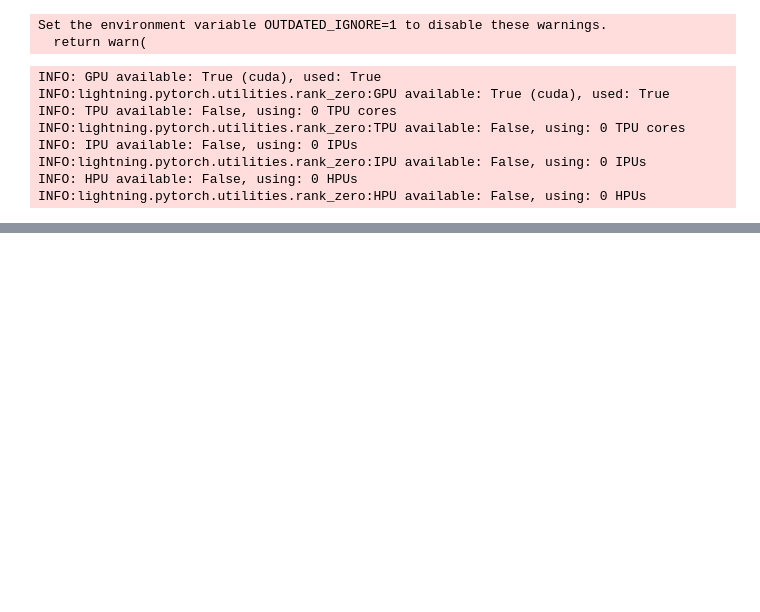
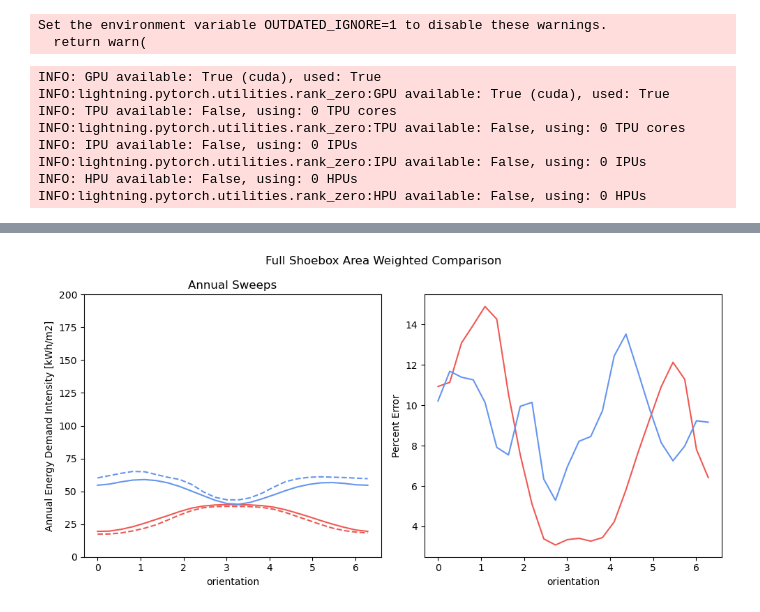
Before and after one commit to szvsw/ml-for-building-energy-modeling, a Jupyter notebook: ml-for-bem/notebooks/whitebox_batch_tester.ipynb, the cells around one changed output, grey strips where cells are left out. Cells and saved outputs as stored; diff of their text form; code cells hidden in the pictures; blank space fills up the shorter version.

```diff
--- a/ml-for-bem/notebooks/whitebox_batch_tester.ipynb
+++ b/ml-for-bem/notebooks/whitebox_batch_tester.ipynb
@@ -218,0 +237,28 @@ fig.tight_layout()
+# %%
+total_depth = df["perim_depth"] + df["core_depth"]
+perim_weight = df["perim_depth"]/total_depth
+core_weight = df["core_depth"] / total_depth
+wb_results_weighted = wb_shoebox_results["Perimeter"] * perim_weight.values.reshape(-1,1) + wb_shoebox_results["Core"] * core_weight.values.reshape(-1,1)
+ml_results_weighted = ml_shoebox_results["Perimeter"] * perim_weight.values.reshape(-1,1) + ml_shoebox_results["Core"] * core_weight.values.reshape(-1,1)
+
+fig, axs = plt.subplots(1,2, figsize=(10,5))
+plt.suptitle("Full Shoebox Area Weighted Comparison")
+for color, end_use in [("#ef5954", "Heating"),( "#6595ef", "Cooling" )]:
+    end_use_true = wb_results_weighted[end_use].sum(axis=1)
+    end_use = ml_results_weighted[end_use].sum(axis=1)
+    errors = np.abs(end_use_true - end_use)
+    percent_errors = errors/end_use_true.values*100
+    axs[0].plot(df[sweep_independent].values, end_use_true, "-", label=f"EPlus {end_use}", color=color)
+    axs[0].plot(df[sweep_independent].values, end_use, "--", label=f"Surrogate {end_use}", color=color)
+    axs[1].plot(df[sweep_independent].values, percent_errors, "-", color=color)
+
+axs[0].set_xlabel(sweep_independent)
+axs[0].set_ylabel("Annual Energy Demand Intensity [kWh/m2]")
+axs[0].set_title("Annual Sweeps")
+axs[1].set_xlabel(sweep_independent)
+axs[1].set_ylabel("Percent Error")
+axs[0].set_ylim([0,200])
+
+fig.tight_layout()
+# %% [output]
+[figure, added]
```
Also changed, not shown: parts of 2 cells of this notebook.
